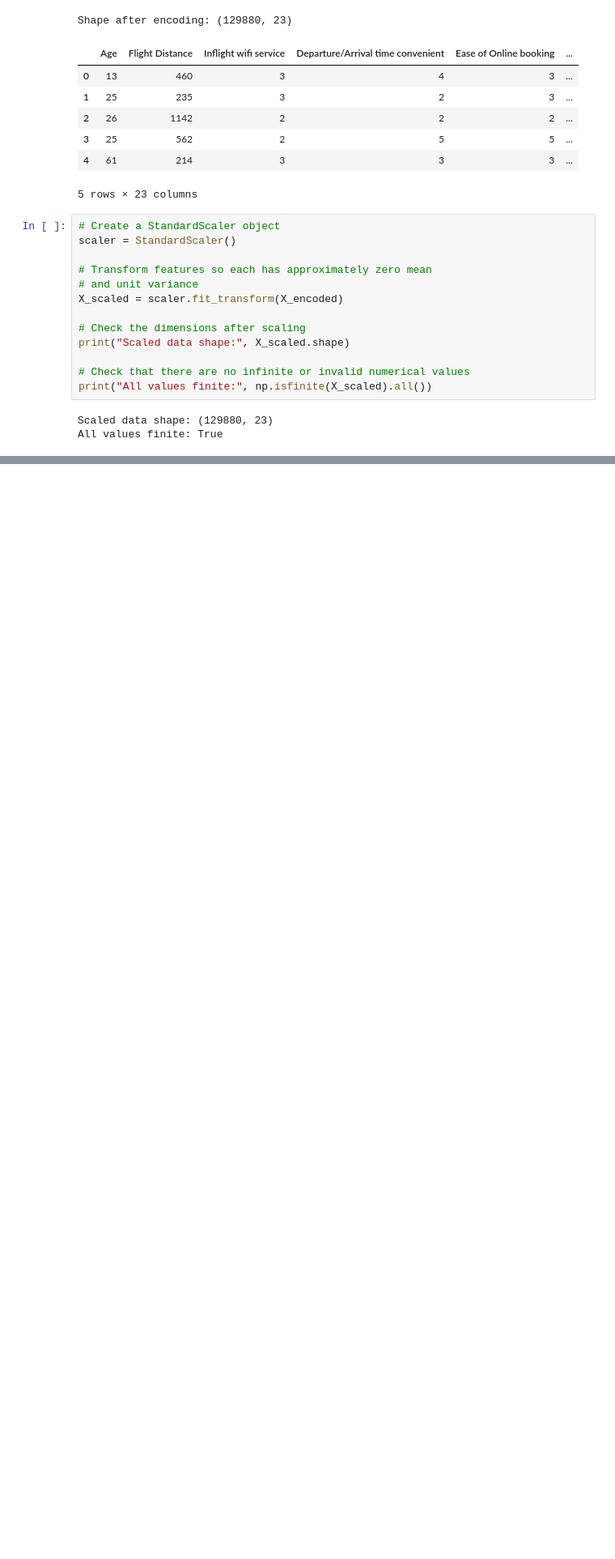
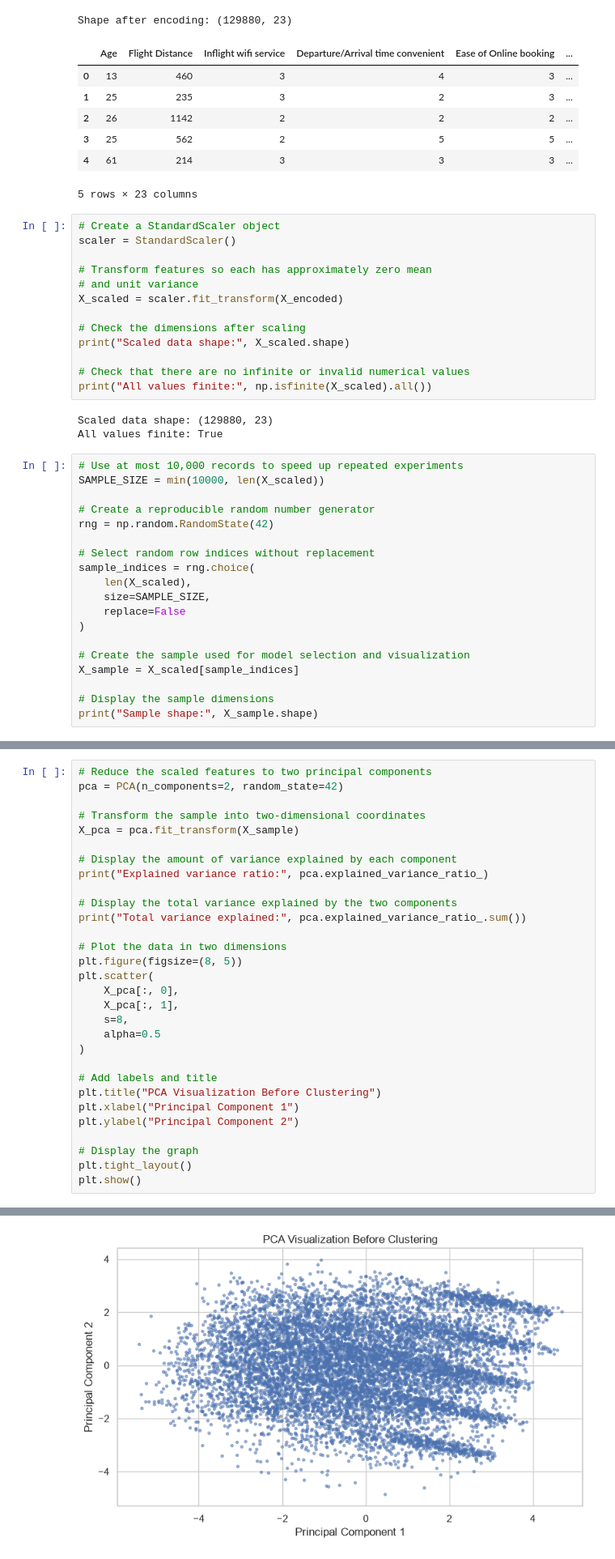
Before and after one commit to Meghana-PV/ml_caseStudy, a Jupyter notebook: notebooks/clustering.ipynb, the cells around one changed output, grey strips where cells are left out. Shown at 81% size. Drawn from its saved outputs; the diff is of its cells as text; blank space fills up the shorter version.

Commit message:
PCA visualization before clustering

```diff
--- a/notebooks/clustering.ipynb
+++ b/notebooks/clustering.ipynb
@@ -302,3 +302,22 @@ print("All values finite:", np.isfinite(X_scaled).all())
 # %% [output]
 Scaled data shape: (129880, 23)
 All values finite: True
+# %%
+# Use at most 10,000 records to speed up repeated experiments
+SAMPLE_SIZE = min(10000, len(X_scaled))
+
+# Create a reproducible random number generator
+rng = np.random.RandomState(42)
+
+# Select random row indices without replacement
+sample_indices = rng.choice(
+    len(X_scaled),
+    size=SAMPLE_SIZE,
+    replace=False
+)
+
+# Create the sample used for model selection and visualization
+X_sample = X_scaled[sample_indices]
+
+# Display the sample dimensions
+print("Sample shape:", X_sample.shape)
@@ -304,0 +326,31 @@ All values finite: True
+# %%
+# Reduce the scaled features to two principal components
+pca = PCA(n_components=2, random_state=42)
+
+# Transform the sample into two-dimensional coordinates
+X_pca = pca.fit_transform(X_sample)
+
+# Display the amount of variance explained by each component
+print("Explained variance ratio:", pca.explained_variance_ratio_)
+
+# Display the total variance explained by the two components
+print("Total variance explained:", pca.explained_variance_ratio_.sum())
+
+# Plot the data in two dimensions
+plt.figure(figsize=(8, 5))
+plt.scatter(
+    X_pca[:, 0],
+    X_pca[:, 1],
+    s=8,
+    alpha=0.5
+)
+
+# Add labels and title
+plt.title("PCA Visualization Before Clustering")
+plt.xlabel("Principal Component 1")
+plt.ylabel("Principal Component 2")
+
+# Display the graph
+plt.tight_layout()
+plt.show()
+# %% [output]
@@ -304,0 +359 @@ All values finite: True
+[figure, added]
```
Also changed, not shown: parts of 2 cells of this notebook.
